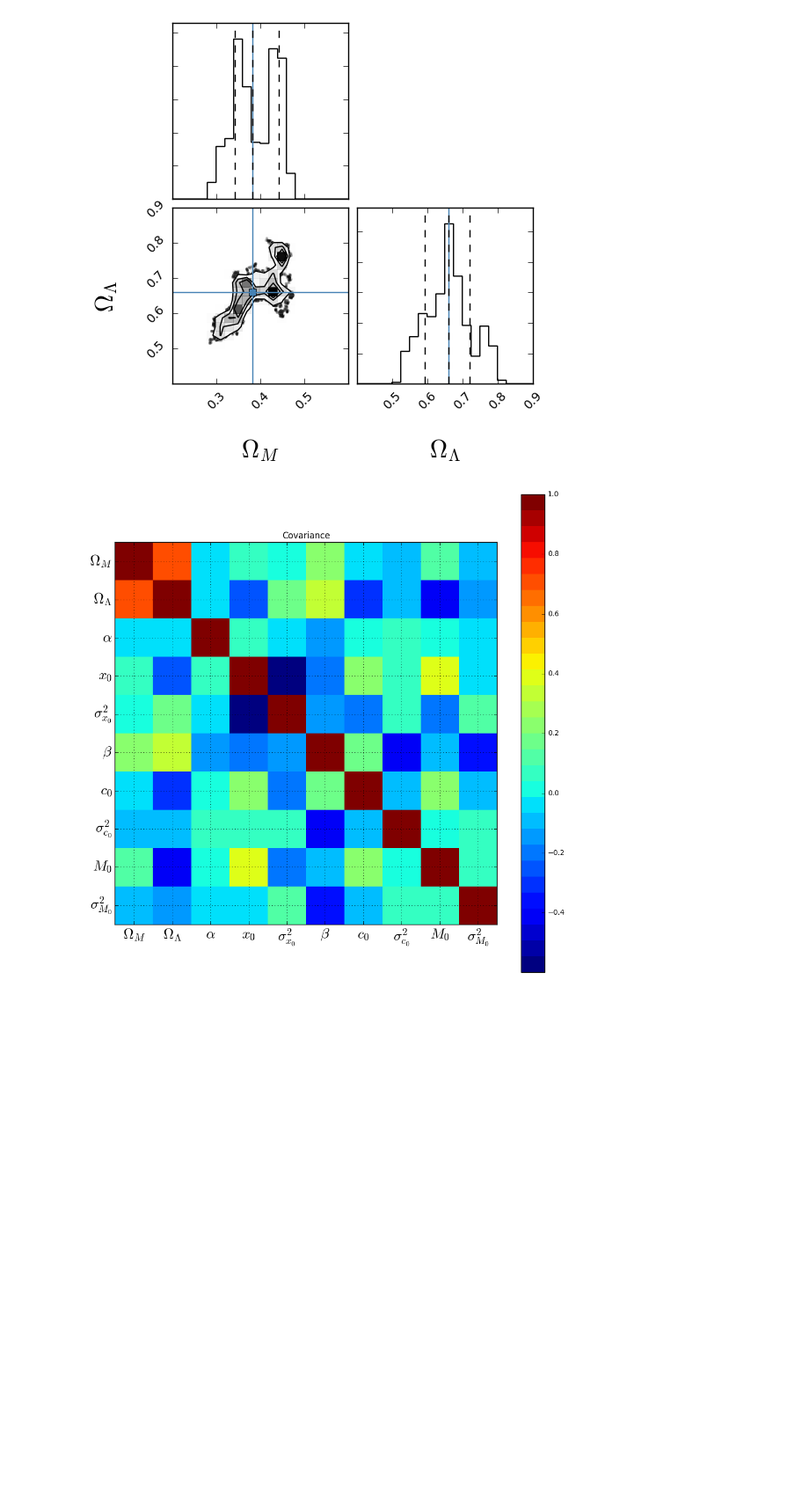
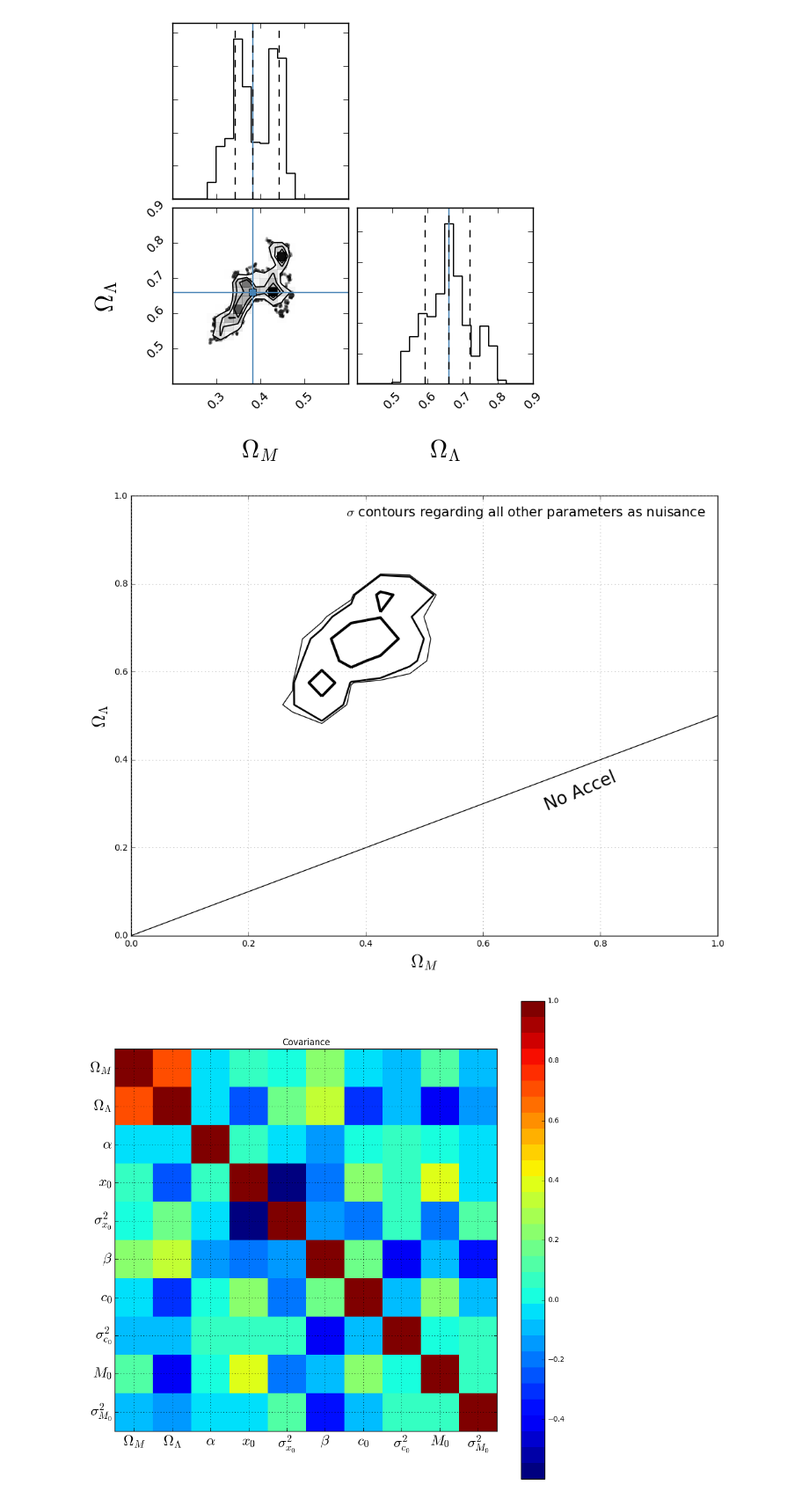
Before and after one commit to djbrout/snjla, a Jupyter notebook: snjla4.ipynb, the cells around one changed output. Shown at 88% size. Drawn from its saved outputs; the diff is of its cells as text; code cells hidden in the pictures; blank space fills up the shorter version.

Commit message:
added sigma contours

```diff
--- a/snjla4.ipynb
+++ b/snjla4.ipynb
@@ -40,9 +40,9 @@ N=740 ; # Number of SNe
 # Interpolation.npy is a table calculated in Mathematica
 # The grid size can be seen from here: .01 between calculated points (in OM-OL space).
 # Only calculated for OM in [0,1.5], OL in [-.5,1.5]
-print 'loading Interpolation'
+#print 'loading Interpolation'
 interp = np.load( 'Interpolation.npy' )
-print 'splining'
+#print 'splining'
 tempInt = [] ;
 for i in range(N):
 	tempInt.append(interpolate.RectBivariateSpline( np.arange(0,1.51,.01), np.arange(-.50,1.51,.01) , interp[i]))
@@ -54,17 +54,17 @@ def MU( OM, OL ):
 
 #Import JLA data
 #cols are z,m,x,c,cluster mass, survey
-print 'loading jla.npy'
+#print 'loading jla.npy'
 Z = np.load( 'JLA.npy' ) ;
 
 #### FULL LIKELIHOOD ####
-print 'loading full likelihood'
+#print 'loading full likelihood'
 COVd = np.load( 'covmat/stat.npy' ) # Constructing data covariance matrix w/ sys.
 # sigmaz and sigmalens are constructed as described in the JLA paper
 # all others are taken from their .tar and converted to python format
 for i in [ "cal", "model", "bias", "dust", "pecvel", "sigmaz", "sigmalens", "nonia" ]:
 #Notice the lack of "host" covariances - we don't include the mass-step correction.
-	COVd += np.load( 'covmat/'+i+'.npy' ); print 'loaded covmat/'+i+'.npy'
+	COVd += np.load( 'covmat/'+i+'.npy' ); #print 'loaded covmat/'+i+'.npy'
 
 def COV( A , B , VM, VX, VC , RV=0): # Total covariance matrix
 	block3 = np.array( [[VM + VX*A**2 + VC*B**2,    -VX*A, VC*B],
@@ -215,7 +215,7 @@ import mcmc as m
 mcmc_obj = m.mh(m2loglike,[0])
 
 param_step_stds = np.sqrt(abs(pre_found_best))/400.
-mcmc_obj.run_d_mc(pre_found_best,param_step_stds,numsteps=25000,burn_in=1000)
+mcmc_obj.run_d_mc(chains[-1,:],param_step_stds,numsteps=100000,burn_in=1000)
 
 p, p_uncertainty, chains, accepted_fraction, loglike_history = mcmc_obj.get_params()
 
@@ -271,32 +253,35 @@ fig = corner.corner(chains[:,:2],labels=labels[:2],truths=truths[:2],quantiles=[
 # %% [output]
 [figure]
 # %%
-# fig = pl.figure(figsize=(12,9))
-# ax = fig.add_subplot(111)
-# y,x= chains[:,1], chains[:,0]
-# H, xedges, yedges = np.histogram2d(chains[:,1], chains[:,0], bins=(np.arange(0,1,.05),np.arange(0,1,.05)))
-# extent = [yedges[0], yedges[-1], xedges[0], xedges[-1]]
-# pl.subplots_adjust(bottom=0.15, left=0.15)
-# cset = pl.contour(H,levels, origin='lower',colors=['black','green','blue','red'],linewidths=(1.9, 1.6, 1.5, 1.4),extent=extent)
-# #pl.scatter(chains[:,0], chains[:,1],alpha=.1)
-# #pl.clabel(cset, inline=1, fontsize=10, fmt='%1.0i')
-# for c in cset.collections:
-#     c.set_linestyle('solid')
+from astroML.plotting.mcmc import convert_to_stdev
 
-# # hist, xedges, yedges = np.histogram2d(x, y, (xedges, yedges))
-# # xidx = np.clip(np.digitize(x, xedges), 0, hist.shape[0]-1)
-# # yidx = np.clip(np.digitize(y, yedges), 0, hist.shape[1]-1)
-# # c = hist[xidx, yidx]
-# # pl.scatter(x, y, c=c,alpha=.1)
-# # pl.colorbar(label='counts')
+fig = pl.figure(figsize=(12,9))
+ax = fig.add_subplot(111)
+H, xbins, ybins = np.histogram2d(chains[:, 0], chains[:, 1], bins=(np.arange(0,1,.05),np.arange(0,1,.05)))
+H[H == 0] = 1E-16
+Nsigma = convert_to_stdev(np.log(H))
 
-# pl.plot(np.arange(0,1.1,.1),.5*np.arange(0,1.1,.1),color='k')
-# pl.text(0.7, 0.35, 'No Accel',rotation=23,size=20)
-# pl.xlabel(r"$\Omega_M$",size=20)
-# pl.ylabel(r"$\Omega_{\Lambda}$",size=20)
-# pl.xlim(0,1)
-# pl.ylim(0,1)
-# pl.show()
+ax.contour(0.5 * (xbins[1:] + xbins[:-1]),
+               0.5 * (ybins[1:] + ybins[:-1]),
+               Nsigma.T, levels=[0.683, 0.955, 0.975], colors='black',linewidths=(3,2,1))
+
+ax.set_xlabel(r"$\Omega_M$",size=20)
+ax.set_ylabel(r"$\Omega_{\Lambda}$",size=20)
+ax.grid(color='gray')
+
+ax.text(0.98, 0.98, r'$\sigma$ contours regarding all other parameters as nuisance', ha='right', va='top',
+            bbox=dict(fc='w', ec='none', alpha=0.5),size=15,
+            transform=ax.transAxes)
+
+pl.plot(np.arange(0,1.1,.1),.5*np.arange(0,1.1,.1),color='k')
+pl.text(0.7, 0.35, 'No Accel',rotation=23,size=20)
+pl.xlabel(r"$\Omega_M$",size=20)
+pl.ylabel(r"$\Omega_{\Lambda}$",size=20)
+pl.xlim(0,1)
+pl.ylim(0,1)
+pl.show()
+# %% [output]
+[figure, added]
 # %%
 def correlation_matrix(df):
     from matplotlib import cm as cm
```
Also changed, not shown: parts of 3 cells of this notebook.
